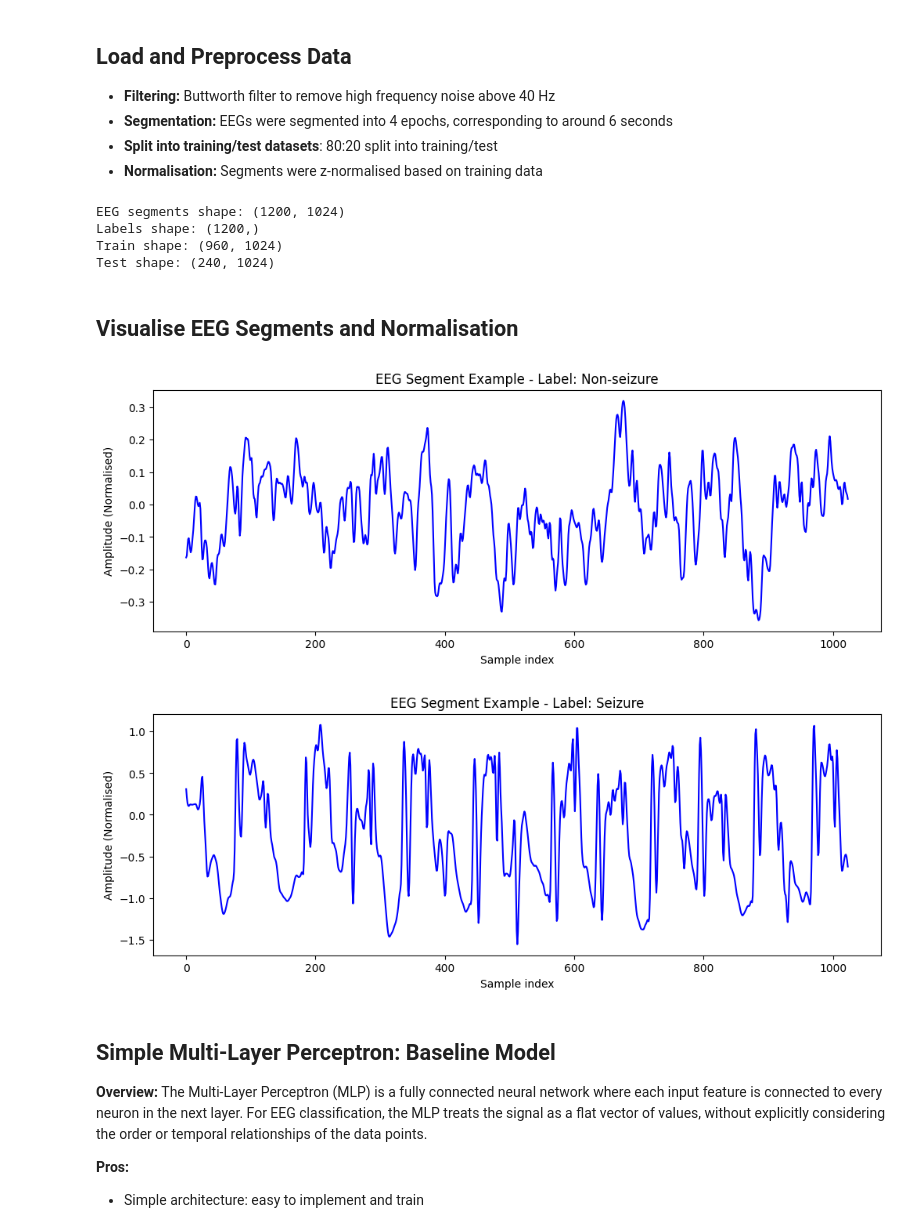
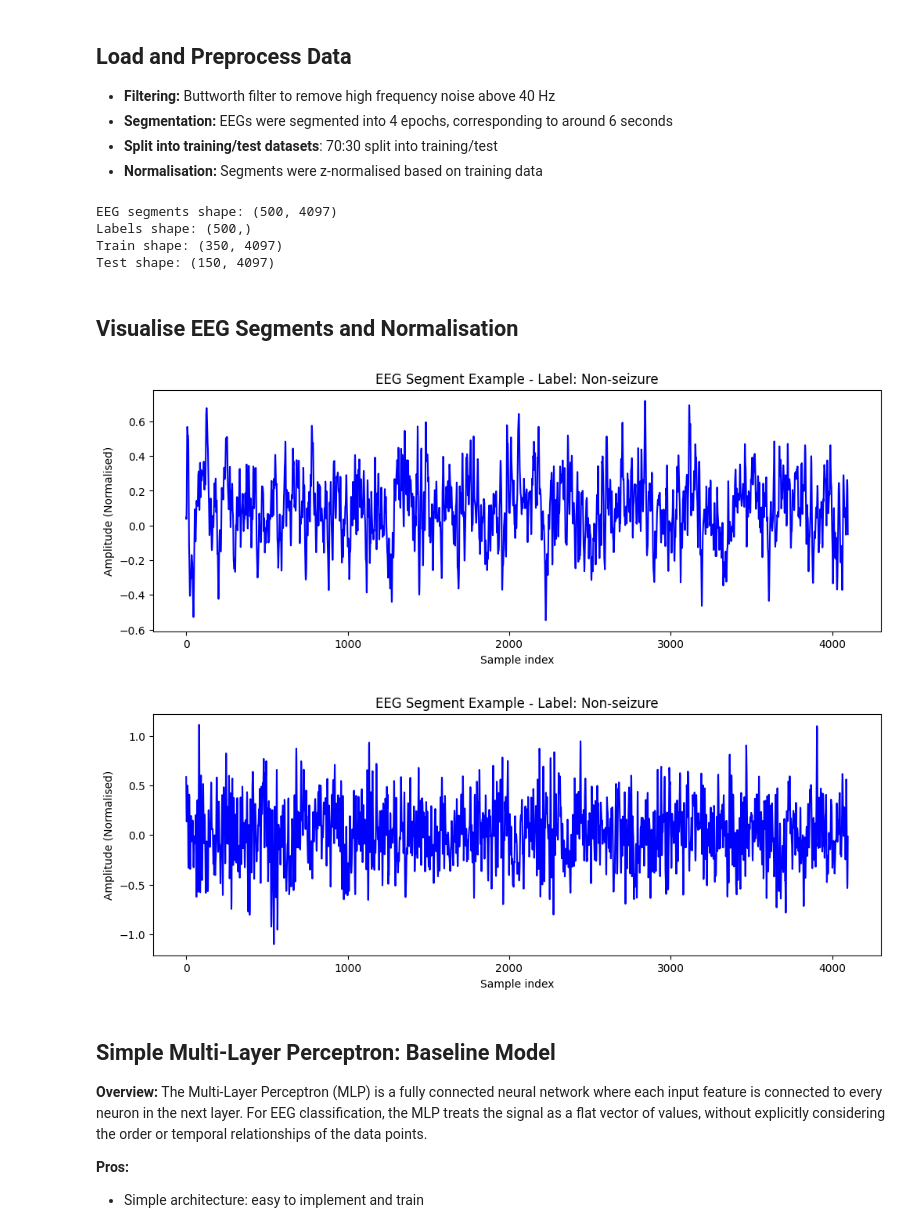
Before and after one commit to nmarryatt/EEG-Seizure-Classification, a Jupyter notebook: notebooks/EEG_seizure_classification.ipynb, the cells around one changed output. Drawn from its saved outputs; the diff is of its cells as text; code cells hidden in the pictures.

```diff
--- a/notebooks/EEG_seizure_classification.ipynb
+++ b/notebooks/EEG_seizure_classification.ipynb
@@ -63,7 +65,7 @@ from scripts.models import simple_EEG_CNN
 ## Load and Preprocess Data
 - **Filtering:** Buttworth filter to remove high frequency noise above 40 Hz
 - **Segmentation:** EEGs were segmented into 4 epochs, corresponding to around 6 seconds
-- **Split into training/test datasets**: 80:20 split into training/test
+- **Split into training/test datasets**: 70:30 split into training/test
 - **Normalisation:** Segments were z-normalised based on training data
 # %%
 ## Load and preprocess data
@@ -71,6 +73,8 @@ base_path = os.path.abspath("../data")
 
 # 0:non-seizure, 1: seizure
 folders = {
+    "A": 0,
+    "B": 0,
     "C": 0,
     "D": 0,
     "E": 1
@@ -86,7 +90,7 @@ print("Labels shape:", y.shape)
 
 # X: shape (1200, 1024), y: labels (0/1)
 X_train, X_test, y_train, y_test = train_test_split(
-    X, y, test_size=0.2, random_state=7, stratify=y
+    X, y, test_size=0.3, random_state=7, stratify=y
 )
 
 print("Train shape:", X_train.shape)
@@ -95,26 +99,26 @@ print("Test shape:", X_test.shape)
 # Normalise data
 X_train_normalised, X_test_normalised = normalise_segments(X_train, X_test)
 # %% [output]
-EEG segments shape: (1200, 1024)
-Labels shape: (1200,)
-Train shape: (960, 1024)
-Test shape: (240, 1024)
+EEG segments shape: (500, 4097)
+Labels shape: (500,)
+Train shape: (350, 4097)
+Test shape: (150, 4097)
 # %% [markdown]
 ## Visualise EEG Segments and Normalisation
 # %%
 # Visualise example of non-seizure normalised
 segment = X_train_normalised[0]
 label = y_train[0]
-plot_eeg_segment(segment, label, num_samples = 1024, norm= True)
+plot_eeg_segment(segment, label, num_samples = 4097, norm= True)
 
 
 # Visualise example of seizure normalised
 segment = X_train_normalised[2]
 label = y_train[2]
-plot_eeg_segment(segment, label, num_samples = 1024, norm= True)
+plot_eeg_segment(segment, label, num_samples = 4097, norm= True)
 # %% [output]
-[figure, old version]
+[figure, new version]
-[figure, old version]
+[figure, new version]
 # %% [markdown]
 ## Simple Multi-Layer Perceptron: Baseline Model
 **Overview:**
```
Also changed, not shown: parts of 14 cells of this notebook.
